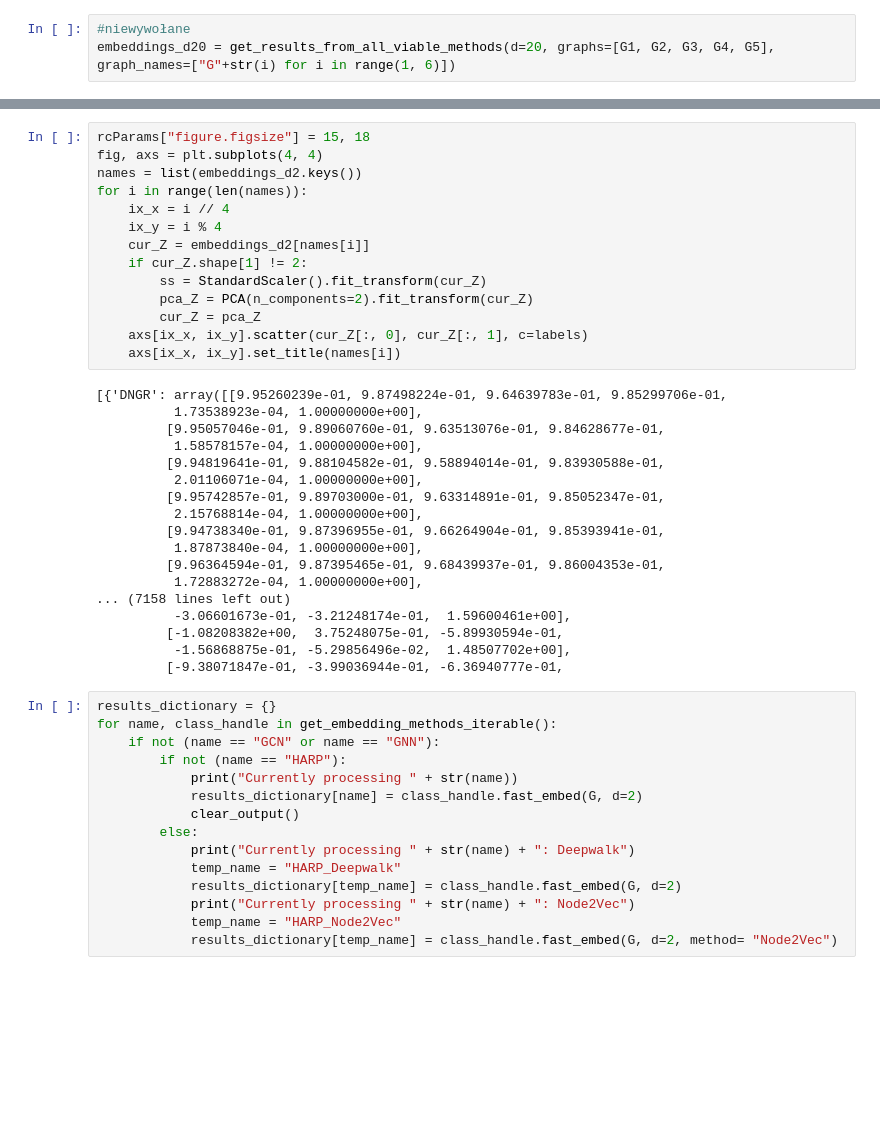
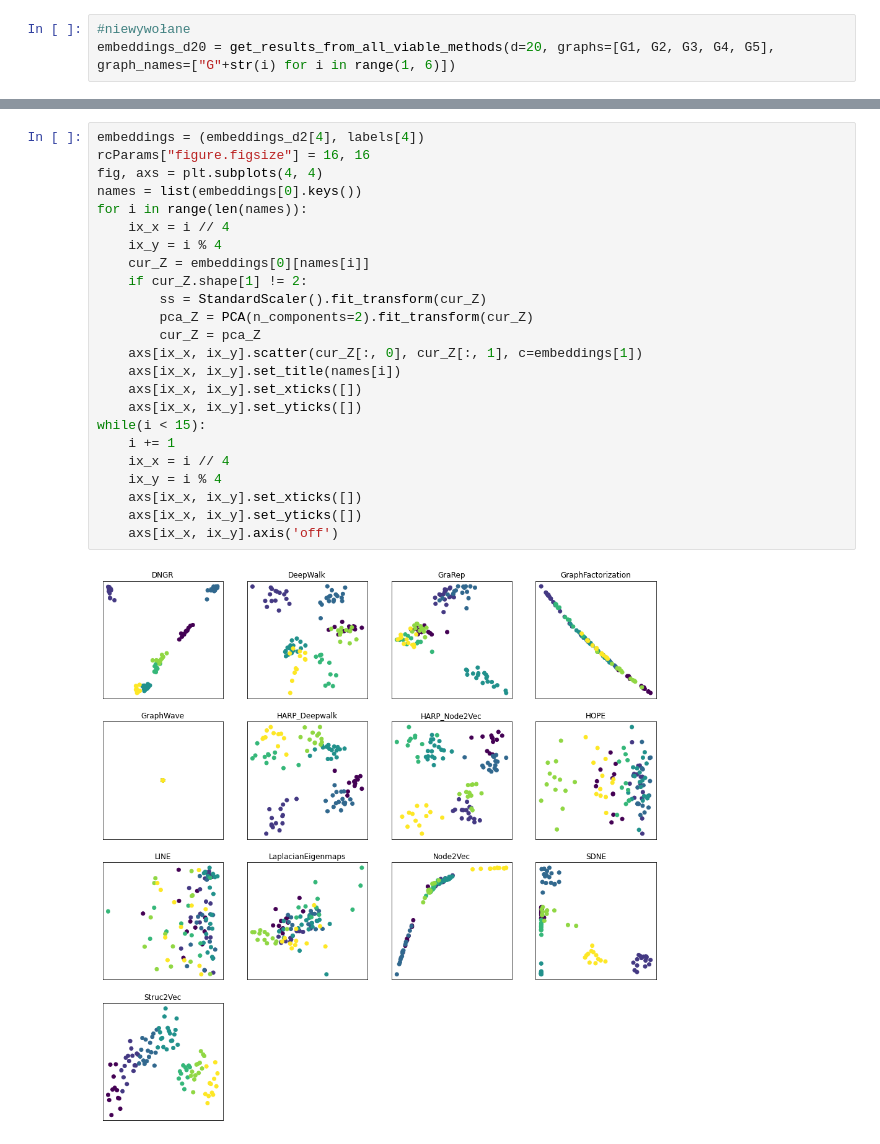
Before and after one commit to lukaszbrzozowski/ReLeGy, a Jupyter notebook: Analysis/Visualization Analysis.ipynb, the cells around one changed output, grey strips where cells are left out. Saved outputs shown, nothing was run; the diff lists cells and outputs as text; blank space fills up the shorter version.

```diff
--- a/Analysis/Visualization Analysis.ipynb
+++ b/Analysis/Visualization Analysis.ipynb
@@ -216,47 +269,26 @@ while(i < 15):
 # %%
-rcParams["figure.figsize"] = 15, 18
+embeddings = (embeddings_d2[4], labels[4])
+rcParams["figure.figsize"] = 16, 16
 fig, axs = plt.subplots(4, 4)
-names = list(embeddings_d2.keys())
+names = list(embeddings[0].keys())
 for i in range(len(names)):
     ix_x = i // 4
     ix_y = i % 4
-    cur_Z = embeddings_d2[names[i]]
+    cur_Z = embeddings[0][names[i]]
     if cur_Z.shape[1] != 2:
         ss = StandardScaler().fit_transform(cur_Z)
         pca_Z = PCA(n_components=2).fit_transform(cur_Z)
         cur_Z = pca_Z
-    axs[ix_x, ix_y].scatter(cur_Z[:, 0], cur_Z[:, 1], c=labels)
+    axs[ix_x, ix_y].scatter(cur_Z[:, 0], cur_Z[:, 1], c=embeddings[1])
     axs[ix_x, ix_y].set_title(names[i])
+    axs[ix_x, ix_y].set_xticks([])
+    axs[ix_x, ix_y].set_yticks([])
+while(i < 15):
+    i += 1
+    ix_x = i // 4
+    ix_y = i % 4
+    axs[ix_x, ix_y].set_xticks([])
+    axs[ix_x, ix_y].set_yticks([])
+    axs[ix_x, ix_y].axis('off')
 # %% [output]
-[{'DNGR': array([[9.95260239e-01, 9.87498224e-01, 9.64639783e-01, 9.85299706e-01,
-          1.73538923e-04, 1.00000000e+00],
-         [9.95057046e-01, 9.89060760e-01, 9.63513076e-01, 9.84628677e-01,
-          1.58578157e-04, 1.00000000e+00],
-         [9.94819641e-01, 9.88104582e-01, 9.58894014e-01, 9.83930588e-01,
-          2.01106071e-04, 1.00000000e+00],
-         [9.95742857e-01, 9.89703000e-01, 9.63314891e-01, 9.85052347e-01,
-          2.15768814e-04, 1.00000000e+00],
-         [9.94738340e-01, 9.87396955e-01, 9.66264904e-01, 9.85393941e-01,
-          1.87873840e-04, 1.00000000e+00],
-         [9.96364594e-01, 9.87395465e-01, 9.68439937e-01, 9.86004353e-01,
-          1.72883272e-04, 1.00000000e+00],
-... (7158 lines left out)
-          -3.06601673e-01, -3.21248174e-01,  1.59600461e+00],
-         [-1.08208382e+00,  3.75248075e-01, -5.89930594e-01,
-          -1.56868875e-01, -5.29856496e-02,  1.48507702e+00],
-         [-9.38071847e-01, -3.99036944e-01, -6.36940777e-01,
+[figure, added]
-# %%
-results_dictionary = {}
-for name, class_handle in get_embedding_methods_iterable():
-    if not (name == "GCN" or name == "GNN"):
-        if not (name == "HARP"):
-            print("Currently processing " + str(name))
-            results_dictionary[name] = class_handle.fast_embed(G, d=2)
-            clear_output()
-        else:
-            print("Currently processing " + str(name) + ": Deepwalk")
-            temp_name = "HARP_Deepwalk"
-            results_dictionary[temp_name] = class_handle.fast_embed(G, d=2)
-            print("Currently processing " + str(name) + ": Node2Vec")
-            temp_name = "HARP_Node2Vec"
-            results_dictionary[temp_name] = class_handle.fast_embed(G, d=2, method= "Node2Vec")
```
Also changed, not shown: parts of 9 cells of this notebook, 1 other file.
